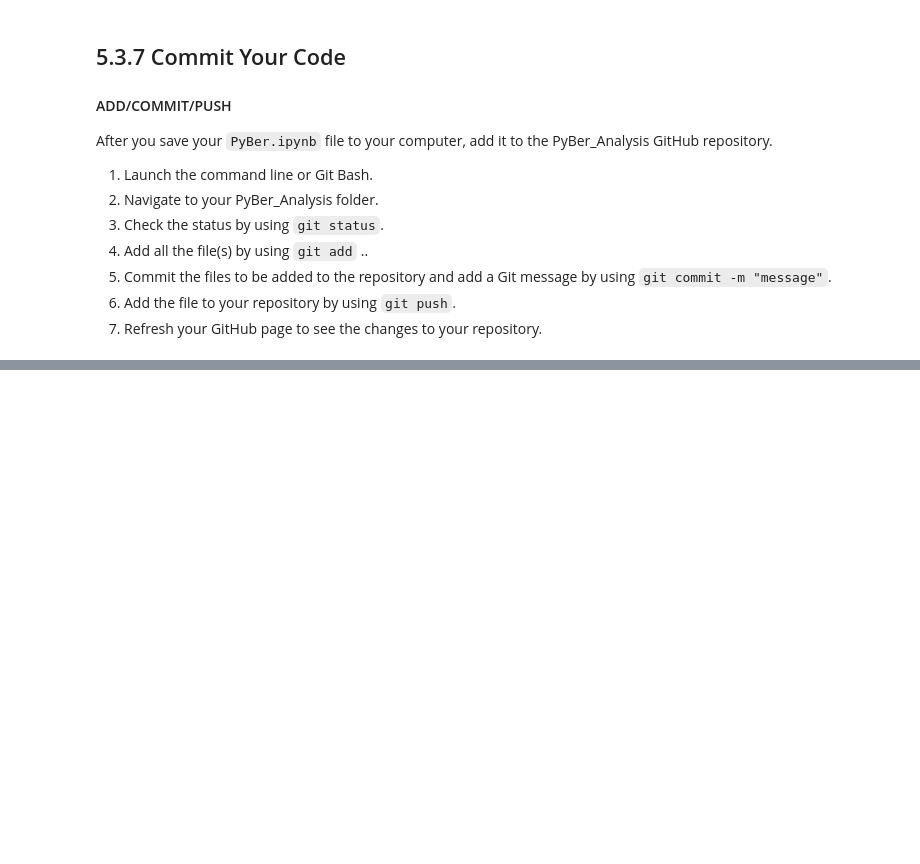
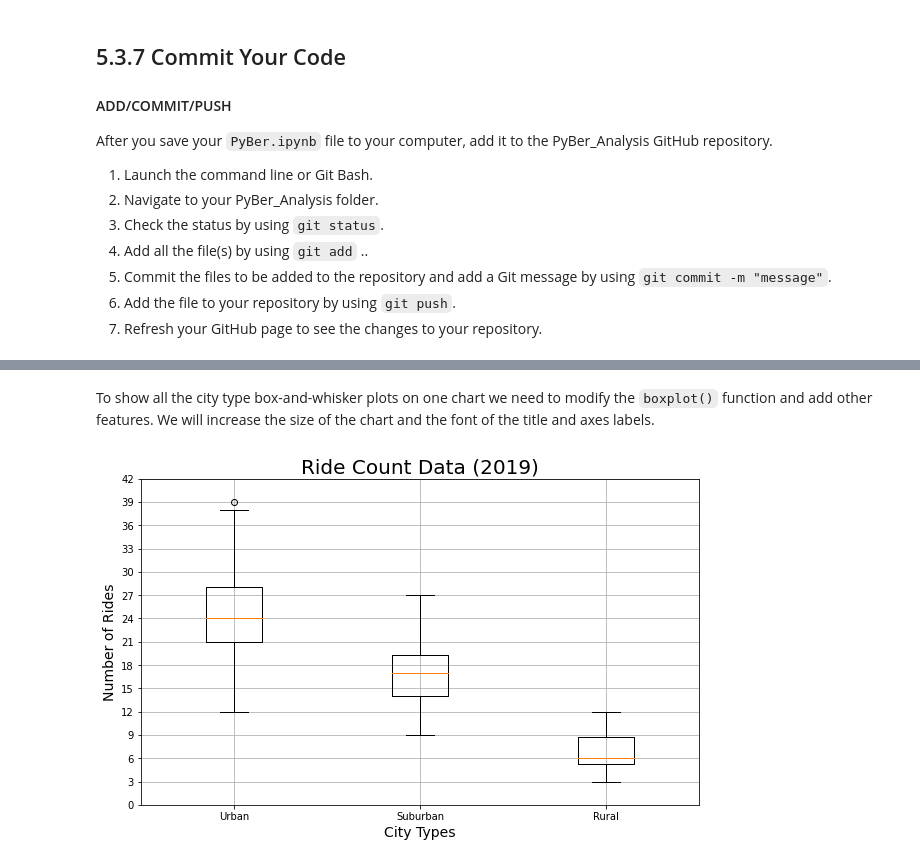
Before and after one commit to yessiez/PyBer_Analysis, a Jupyter notebook: PyBer.ipynb, the cells around one changed output, grey strips where cells are left out. Cells and saved outputs as stored; diff of their text form; code cells hidden in the pictures; blank space fills up the shorter version.

```diff
--- a/PyBer.ipynb
+++ b/PyBer.ipynb
@@ -604,0 +1037,18 @@ After you save your <code>PyBer.ipynb</code> file to your computer, add it to th
+# %% [markdown]
+To show all the city type box-and-whisker plots on one chart we need to modify the <code>boxplot()</code> function and add other features. We will increase the size of the chart and the font of the title and axes labels.
+# %%
+# Add all ride count box-and-whisker plots to the same graph
+x_labels = ["Urban", "Suburban","Rural"]
+ride_count_data = [urban_ride_count, suburban_ride_count, rural_ride_count]
+fig, ax = plt.subplots(figsize=(10, 6))
+ax.set_title('Ride Count Data (2019)',fontsize=20)
+ax.set_ylabel('Number of Rides',fontsize=14)
+ax.set_xlabel("City Types",fontsize=14)
+ax.boxplot(ride_count_data, labels=x_labels)
+ax.set_yticks(np.arange(0, 45, step=3.0))
+ax.grid()
+# Save the figure
+plt.savefig("analysis/Fig2.png")
+plt.show()
+# %% [output]
+[figure, added]
```
Also changed, not shown: parts of 66 cells of this notebook, 3 other files.
